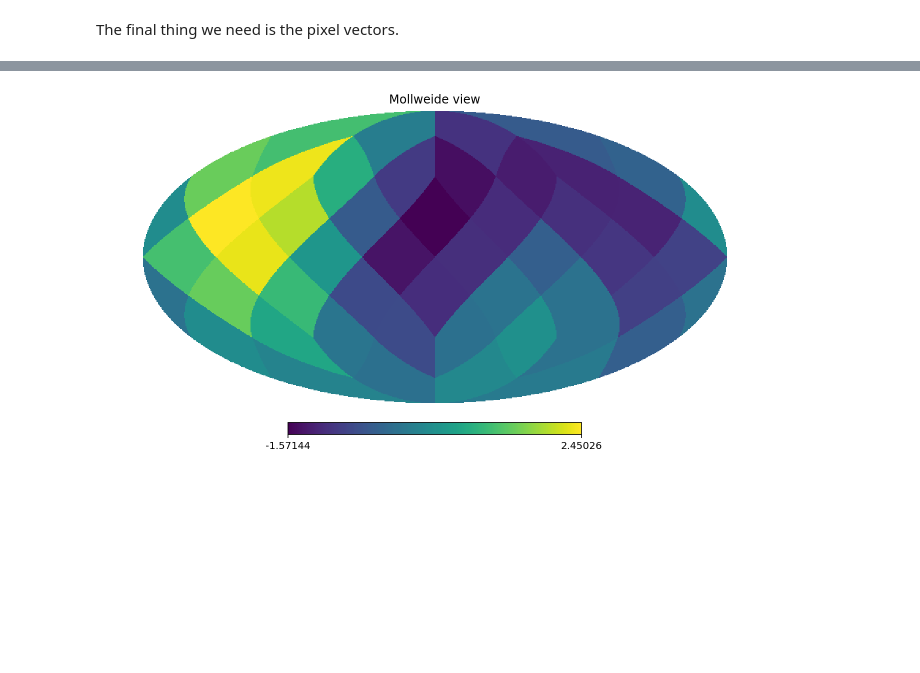
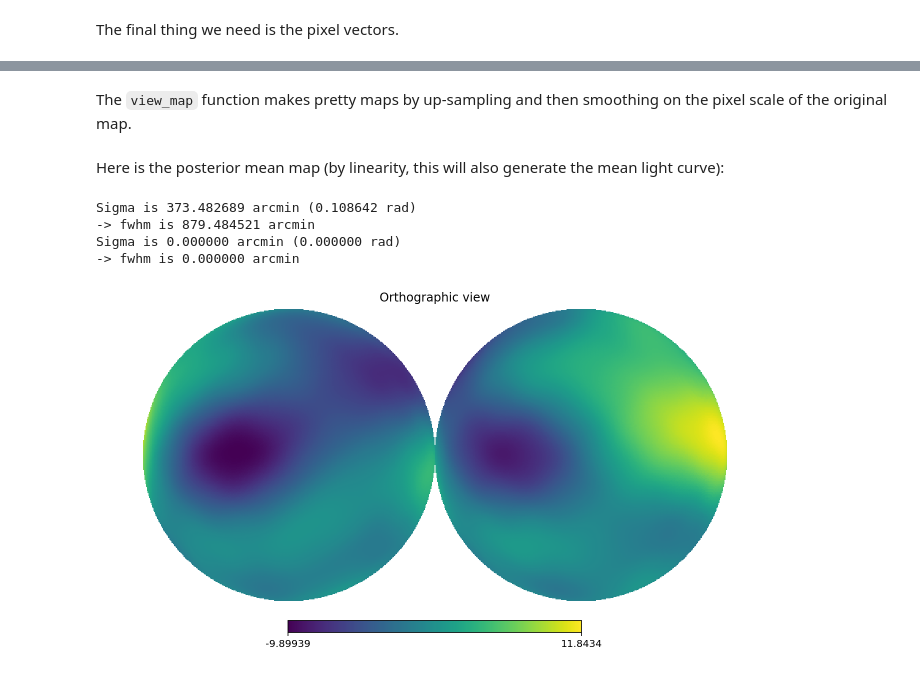
Before and after one commit to bfarr/exocartographer, a Jupyter notebook: stan/EMTest.ipynb, the cells around one changed output, grey strips where cells are left out. Cells and saved outputs as stored; diff of their text form; code cells hidden in the pictures; blank space fills up the shorter version.

```diff
--- a/stan/EMTest.ipynb
+++ b/stan/EMTest.ipynb
@@ -220,3 +268,3 @@ p = model.optimizing(data=data)
 # %%
-fit = model.sampling(data=data, control={'metric': 'dense_e'}, init=(p,)*4)
+fit = model.sampling(data=data, control={'metric': 'dense_e'}, init=init)
 chain = fit.extract(permuted=True)
@@ -239,4 +288,4 @@ array([[<matplotlib.axes._subplots.AxesSubplot object at 0x...>,
 # %%
 with h5py.File('chain.h5', 'w') as f:
     for n in chain.keys():
-        f.create_dataset(n, data=chain[n], compression='gzip', shuffle=True)
+        f.create_dataset(n, data=reshape(chain[n], (4, 1000) + chain[n].shape[1:]), compression='gzip', shuffle=True)
@@ -242,0 +294,5 @@ with h5py.File('chain.h5', 'w') as f:
+# %%
+chain = {}
+with h5py.File('chain.h5', 'r') as f:
+    for k in f.keys():
+        chain[k] = array(f[k])
@@ -249,4 +311,15 @@ errorbar(ts_ma, ma_flux, ma_flux_error, fmt='.', color='k')
+# %% [markdown]
+The ``view_map`` function makes pretty maps by up-sampling and then smoothing on the pixel scale of the original map.
+# %%
+def view_map(m):
+    healpy.orthview(healpy.smoothing(healpy.ud_grade(m, 128), fwhm=healpy.nside2resol(nside)))
+# %% [markdown]
+Here is the posterior mean map (by linearity, this will also generate the mean light curve):
 # %%
-healpy.mollview(mean(chain['pix_map'], axis=0))
+view_map(mean(chain['pix_map'], axis=(0,1)))
 # %% [output]
+Sigma is 373.482689 arcmin (0.108642 rad)
+-> fwhm is 879.484521 arcmin
+Sigma is 0.000000 arcmin (0.000000 rad)
+-> fwhm is 0.000000 arcmin
-[figure, old version]
+[figure, new version]
```
Also changed, not shown: parts of 35 cells of this notebook, 2 other files.
